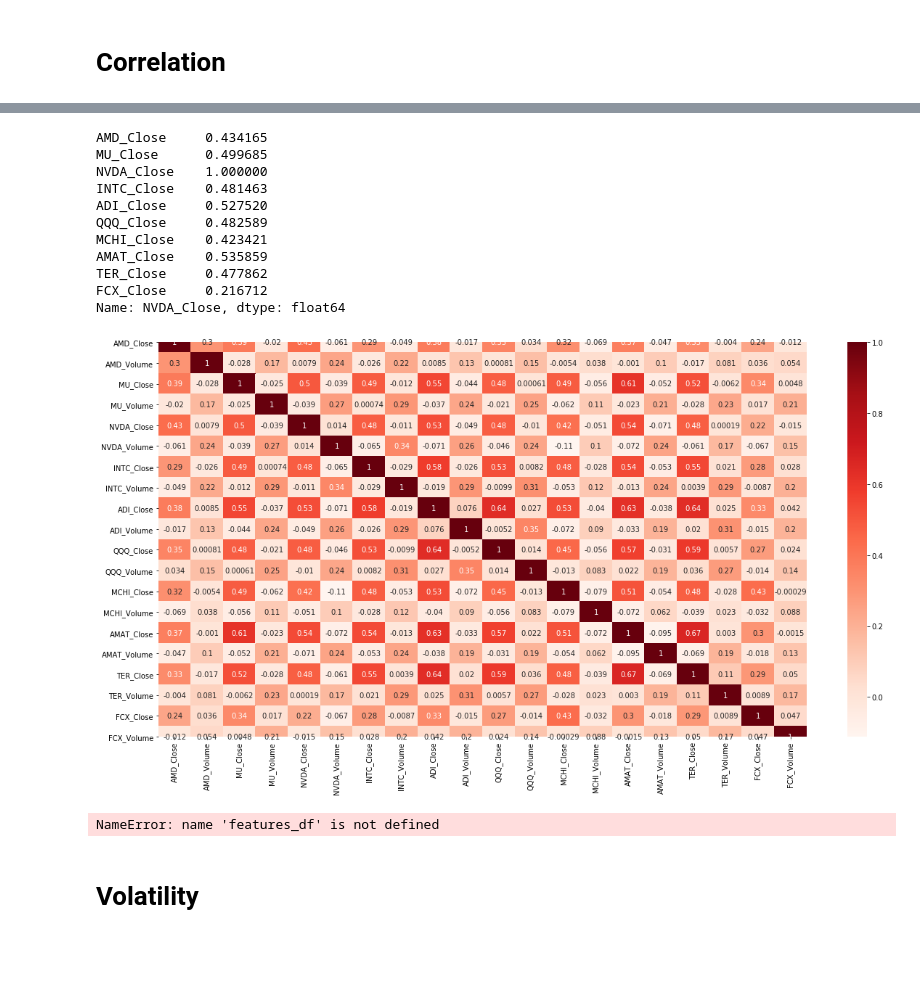
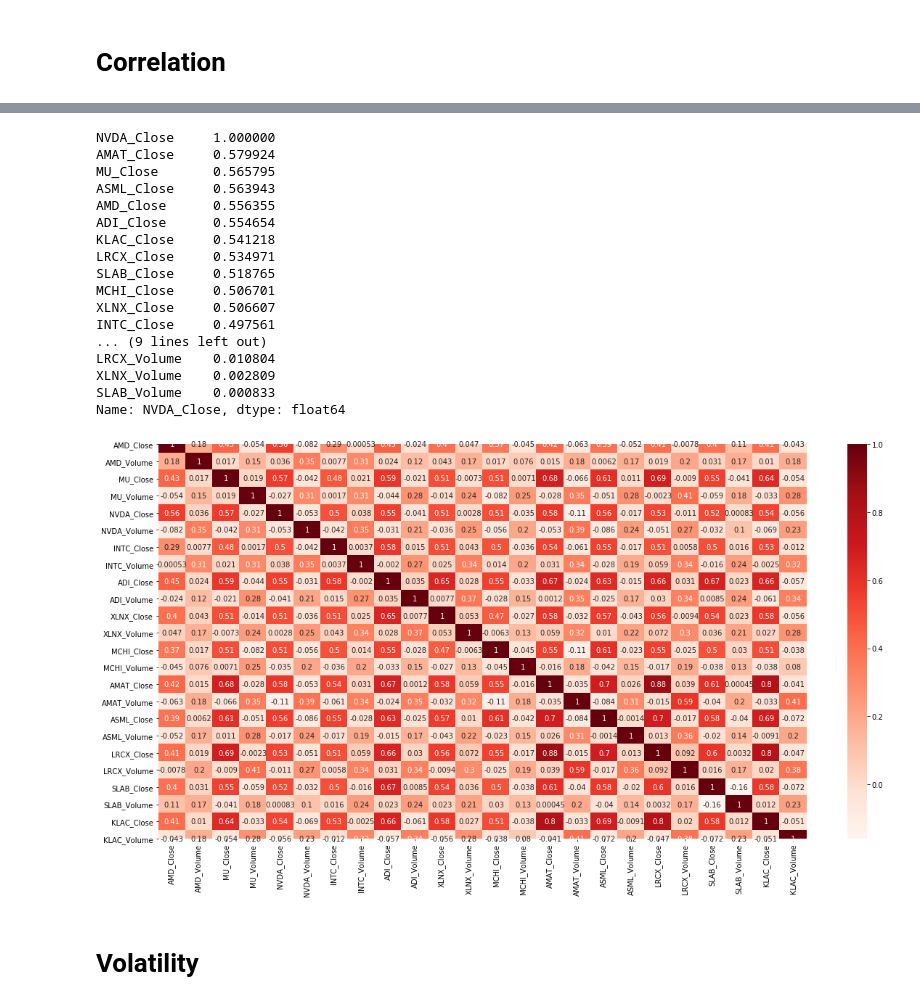
Before and after one commit to bk1924/project_2, a Jupyter notebook: main_2.ipynb, the cells around one changed output, grey strips where cells are left out. Saved outputs shown, nothing was run; the diff lists cells and outputs as text; code cells hidden in the pictures; blank space fills up the shorter version.

```diff
--- a/main_2.ipynb
+++ b/main_2.ipynb
@@ -30,7 +30,7 @@ warnings.filterwarnings('ignore')
 [interactive output not drawn]
 # %%
 # Setting dates
-start = datetime.datetime(2014, 12, 1)
+start = datetime.datetime(2016, 12, 1)
 end = datetime.datetime.now()
 # %%
 # importing TSLA / BABA / AMD / SQ
@@ -98,7 +98,7 @@ adi_close.columns = ['ADI_Close', 'ADI_Volume']
 # XLNX (Xilixn.Inc / Supplier of programmable logic devices)
 xlnx_df = DataReader('XLNX', 'yahoo', start, end)
 xlnx_close = xlnx_df[['Close', 'Volume']]
-xlnx_close.columns = ['QQQ_Close', 'QQQ_Volume']
+xlnx_close.columns = ['XLNX_Close', 'XLNX_Volume']
 
 # MCHI
 mchi_df = DataReader('MCHI', 'yahoo', start, end)
@@ -110,18 +110,28 @@ amat_df = DataReader('AMAT', 'yahoo', start, end)
 amat_close = amat_df[['Close', 'Volume']]
 amat_close.columns = ['AMAT_Close', 'AMAT_Volume']
 
-# TER (Semiconductor testing system)
-ter_df = DataReader('TER', 'yahoo', start, end)
-ter_close = ter_df[['Close', 'Volume']]
-ter_close.columns = ['TER_Close', 'TER_Volume']
+# ASML (ASML Holdings / Silicon Supplier)
+asml_df = DataReader('ASML', 'yahoo', start, end)
+asml_close = asml_df[['Close', 'Volume']]
+asml_close.columns = ['ASML_Close', 'ASML_Volume']
 
-# FCX (Mining and Exploration company)
-fcx_df = DataReader('FCX', 'yahoo', start, end)
-fcx_close = fcx_df[['Close', 'Volume']]
-fcx_close.columns = ['FCX_Close', 'FCX_Volume']
+# LRCX (Lam Research)
+lrcx_df = DataReader('LRCX', 'yahoo', start, end)
+lrcx_close = lrcx_df[['Close', 'Volume']]
+lrcx_close.columns = ['LRCX_Close', 'LRCX_Volume']
+
+# SLAB (Silicon Labs)
+slab_df = DataReader('SLAB', 'yahoo', start, end)
+slab_close = slab_df[['Close', 'Volume']]
+slab_close.columns = ['SLAB_Close', 'SLAB_Volume']
+
+# KLAC (KLA Corporation)
+klac_df = DataReader('KLAC', 'yahoo', start, end)
+klac_close = klac_df[['Close', 'Volume']]
+klac_close.columns = ['KLAC_Close', 'KLAC_Volume']
 # %%
 # Concatenating each stock
-stocks_df = pd.concat([amd_close, mu_close, nvda_close, intc_close, adi_close, xlnx_close, mchi_close, amat_close, ter_close, fcx_close], axis=1, join='outer')
+stocks_df = pd.concat([amd_close, mu_close, nvda_close, intc_close, adi_close, xlnx_close, mchi_close, amat_close, asml_close, lrcx_close, slab_close, klac_close], axis=1, join='outer')
 stocks_df.isnull().sum()
 # %% [output]
 AMD_Close      0
@@ -161,30 +168,32 @@ correlation = daily_returns.corr()
 # %%
+correlation = daily_returns.corr()
+
 fig, ax = plt.subplots(figsize=(20,10))
 sns.heatmap(correlation, annot=True, cmap=plt.cm.Reds)
 cor_target = abs(correlation['NVDA_Close'])
 
 #Selecting highly correlated features
-re_features = cor_target[cor_target>0.1]
-re_features
+re_features = cor_target[cor_target>0.0]
+re_features.sort_values(ascending=False)
 # %% [output]
-AMD_Close     0.434165
-MU_Close      0.499685
-NVDA_Close    1.000000
-INTC_Close    0.481463
-ADI_Close     0.527520
-QQQ_Close     0.482589
-MCHI_Close    0.423421
-AMAT_Close    0.535859
-TER_Close     0.477862
-FCX_Close     0.216712
+NVDA_Close     1.000000
+AMAT_Close     0.579924
+MU_Close       0.565795
+ASML_Close     0.563943
+AMD_Close      0.556355
+ADI_Close      0.554654
+KLAC_Close     0.541218
+LRCX_Close     0.534971
+SLAB_Close     0.518765
+MCHI_Close     0.506701
+XLNX_Close     0.506607
+INTC_Close     0.497561
+... (9 lines left out)
+LRCX_Volume    0.010804
+XLNX_Volume    0.002809
+SLAB_Volume    0.000833
 Name: NVDA_Close, dtype: float64
-[figure, old version]
+[figure, new version]
-# %%
-features_daily_return = features_df.diff()
-features_daily_return = features_daily_return.dropna()
-correlation_features = features_daily_return.corr()
-# %% [output]
-NameError: name 'features_df' is not defined
 # %% [markdown]
 # Volatility
 # %%
```
Also changed, not shown: parts of 31 cells of this notebook.
